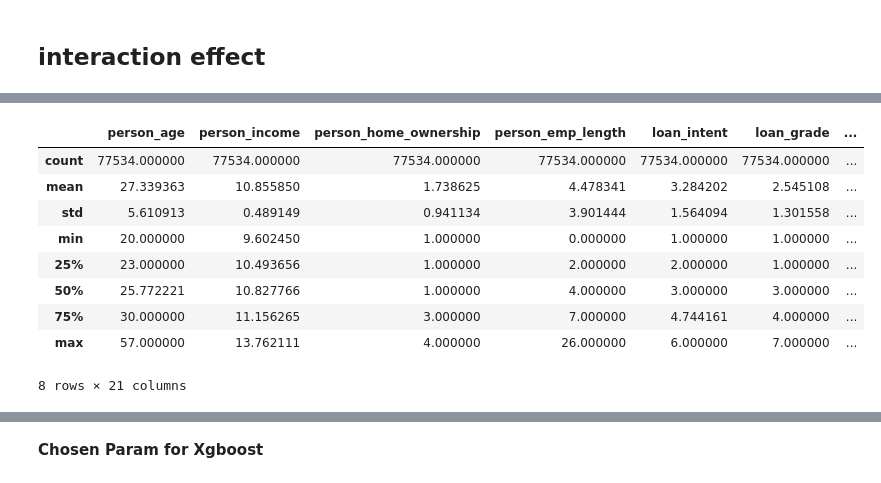
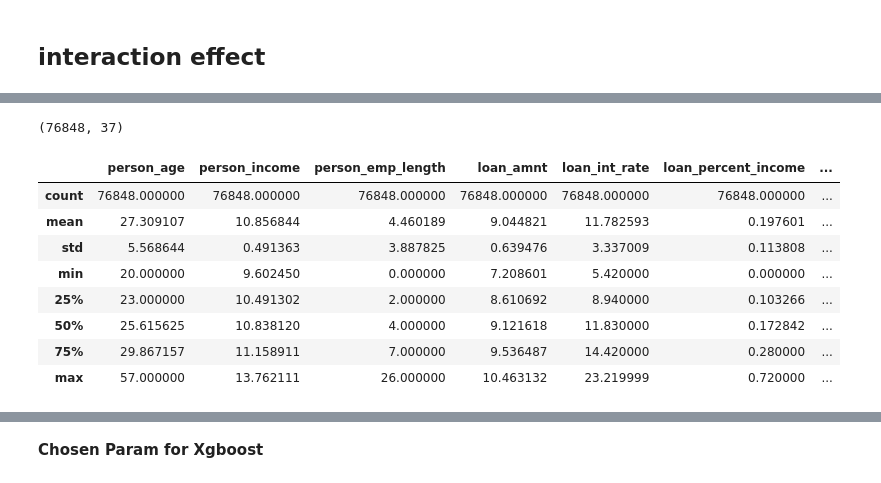
Before and after one commit to peterwhitehat142/kaggle_project, a Jupyter notebook: loan-approval.ipynb, the cells around one changed output, grey strips where cells are left out. Drawn from its saved outputs; the diff is of its cells as text; code cells hidden in the pictures.

```diff
--- a/loan-approval.ipynb
+++ b/loan-approval.ipynb
@@ -382,0 +357,11 @@ train_csv
+# %%
+cluster_lnam,scale_lnam,kmeans_lnam=kmeans_featureGrouping(data=train_csv,n_clusters=3,col='loan_amnt',is_train=True)
+cluster_rate,scale_rate,kmeans_rate=kmeans_featureGrouping(data=train_csv,n_clusters=3,col='loan_int_rate',is_train=True)
+cluster_perinc,scale_perinc,kmeans_perinc=kmeans_featureGrouping(data=train_csv,n_clusters=3,col='loan_percent_income',is_train=True)
+# %%
+train_csv['cluster_lnam']=cluster_lnam
+train_csv['cluster_rate']=cluster_rate
+train_csv['cluster_perinc']=cluster_perinc
+train_csv['cluster_empl']=cluster_empl
+train_csv['cluster_income']=cluster_income
+train_csv
@@ -383,16 +382,10 @@ train_csv
 # %% [markdown]
 ## interaction effect
 # %%
-train_csv['loan_grade*loan_int_rate']=train_csv['loan_grade']*train_csv['loan_int_rate']
 train_csv['loan_percent_income*loan_amnt']=train_csv['loan_percent_income']*train_csv['loan_amnt']
 train_csv['person_income*loan_int_rate']=train_csv['person_income']*train_csv['loan_int_rate']
 train_csv['person_emp_length*loan_int_rate']=train_csv['person_emp_length']*train_csv['loan_int_rate']
-train_csv['person_emp_length*loan_grade']=train_csv['person_emp_length']*train_csv['loan_grade']
-train_csv['person_home_ownership*person_income']=train_csv['person_home_ownership']*train_csv['person_income']
-train_csv['cb_person_cred_hist_length*loan_grade']=train_csv['cb_person_cred_hist_length']*train_csv['loan_grade']
-train_csv['loan_percent_income*loan_grade']=train_csv['loan_percent_income']*train_csv['loan_grade']
 train_csv['loan_int_rate*loan_amnt']=train_csv['loan_int_rate']*train_csv['loan_amnt']
 train_csv['person_emp_length*person_income']=train_csv['person_emp_length']*train_csv['person_income']
-train_csv['person_age*person_emp_length']=train_csv['person_emp_length']*train_csv['person_age']
 # %%
 cont_var,cat_var=seperation_func(train_csv)
@@ -417,20 +436,20 @@ y_values=train_csv.pop('loan_status')
 # %%
-smote = SMOTE(random_state=42)
+smote = SMOTETomek(random_state=42)
 x_train, y_train = smote.fit_resample(train_csv, y_values)
 # %%
-x_train.shape
+print(x_train.shape)
 x_train.describe()
 # %% [output]
+(76848, 37)
-|  | person_age | person_income | person_home_ownership | person_emp_length | loan_intent | loan_grade | ... |
-| count | 77534.000000 | 77534.000000 | 77534.000000 | 77534.000000 | 77534.000000 | 77534.000000 | ... |
-| mean | 27.339363 | 10.855850 | 1.738625 | 4.478341 | 3.284202 | 2.545108 | ... |
-| std | 5.610913 | 0.489149 | 0.941134 | 3.901444 | 1.564094 | 1.301558 | ... |
-| min | 20.000000 | 9.602450 | 1.000000 | 0.000000 | 1.000000 | 1.000000 | ... |
-| 25% | 23.000000 | 10.493656 | 1.000000 | 2.000000 | 2.000000 | 1.000000 | ... |
-| 50% | 25.772221 | 10.827766 | 1.000000 | 4.000000 | 3.000000 | 3.000000 | ... |
-| 75% | 30.000000 | 11.156265 | 3.000000 | 7.000000 | 4.744161 | 4.000000 | ... |
-| max | 57.000000 | 13.762111 | 4.000000 | 26.000000 | 6.000000 | 7.000000 | ... |
+|  | person_age | person_income | person_emp_length | loan_amnt | loan_int_rate | loan_percent_income | ... |
+| count | 76848.000000 | 76848.000000 | 76848.000000 | 76848.000000 | 76848.000000 | 76848.000000 | ... |
+| mean | 27.309107 | 10.856844 | 4.460189 | 9.044821 | 11.782593 | 0.197601 | ... |
+| std | 5.568644 | 0.491363 | 3.887825 | 0.639476 | 3.337009 | 0.113808 | ... |
+| min | 20.000000 | 9.602450 | 0.000000 | 7.208601 | 5.420000 | 0.000000 | ... |
+| 25% | 23.000000 | 10.491302 | 2.000000 | 8.610692 | 8.940000 | 0.103266 | ... |
+| 50% | 25.615625 | 10.838120 | 4.000000 | 9.121618 | 11.830000 | 0.172842 | ... |
+| 75% | 29.867157 | 11.158911 | 7.000000 | 9.536487 | 14.420000 | 0.280000 | ... |
+| max | 57.000000 | 13.762111 | 26.000000 | 10.463132 | 23.219999 | 0.720000 | ... |
-8 rows × 21 columns
 # %%
 isolation_forest = IsolationForest(contamination='auto', random_state=42)
 isolation_forest.fit(x_train)
```
Also changed, not shown: parts of 66 cells of this notebook.
